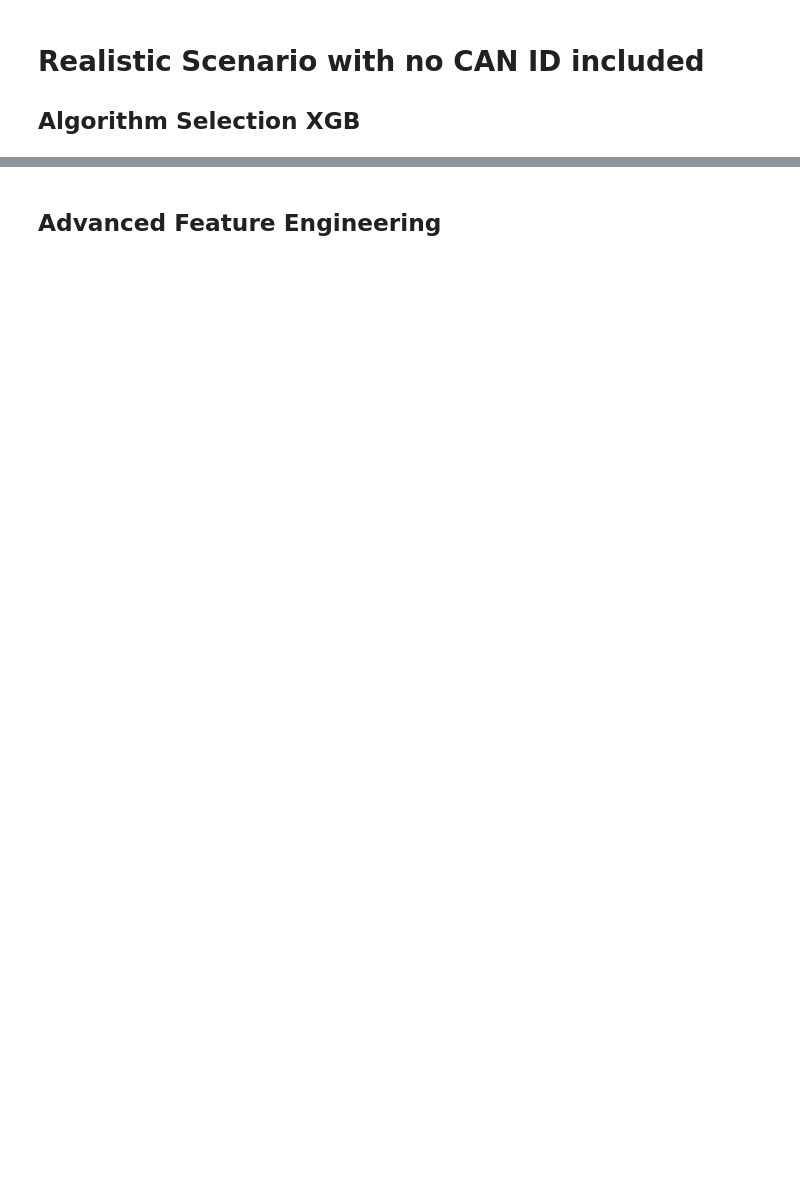
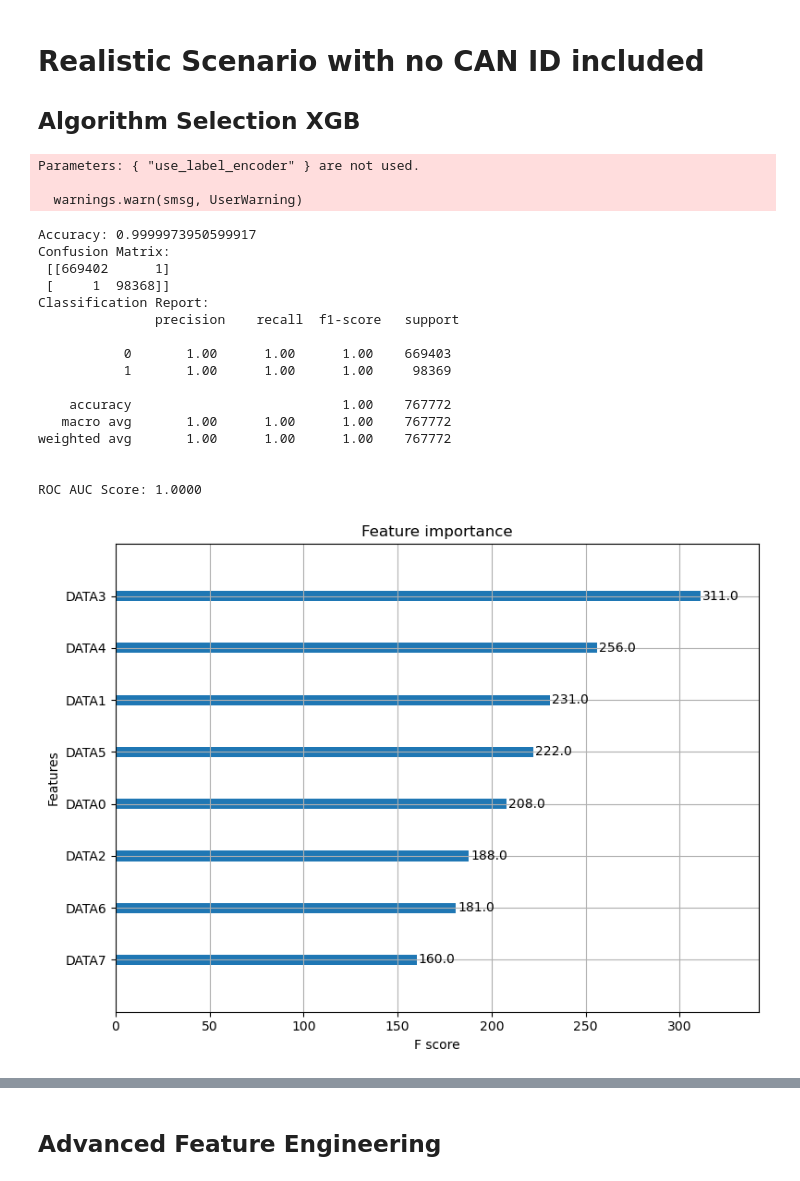
Before and after one commit to pranav-k-jha/kaggle-notebooks, a Jupyter notebook: fuzzy-attack-ids-ml-model.ipynb, the cells around one changed output, grey strips where cells are left out. Drawn from its saved outputs; the diff is of its cells as text; code cells hidden in the pictures; blank space fills up the shorter version.

```diff
--- a/fuzzy-attack-ids-ml-model.ipynb
+++ b/fuzzy-attack-ids-ml-model.ipynb
@@ -422,6 +445,8 @@ from sklearn.model_selection import train_test_split
 import xgboost as xgb
 from sklearn.metrics import classification_report, accuracy_score, confusion_matrix, roc_auc_score
 import matplotlib.pyplot as plt
+import seaborn as sns
+from sklearn.metrics import confusion_matrix, roc_curve, auc
 
 # Load data
 df = df_9.drop(columns=['Timestamp']).copy()
@@ -431,7 +456,6 @@ df = df_9.drop(columns=['Timestamp']).copy()
 df['CAN ID'] = df['CAN ID'].astype('int64')
 
 # 2. Define features and target variable
-# DROP CAN ID - IT'S A DIRECT LEAKAGE
 X = df.drop(['Flag', 'CAN ID'], axis=1)  # Remove the leakage feature
 y = df['Flag']
 
@@ -443,32 +467,81 @@ X_train, X_test, y_train, y_test = train_test_split(
     random_state=42
 )
 
 # 4. Initialize XGBoost with realistic parameters
 model = xgb.XGBClassifier(
     scale_pos_weight=8,
     objective='binary:logistic',
     eval_metric='aucpr',
     use_label_encoder=False,
     max_depth=6,  # Prevent overfitting
     subsample=0.8,
     colsample_bytree=0.8,
     random_state=42
 )
 
 # 5. Train the model
 model.fit(X_train, y_train)
 
 # 6. Evaluate
 y_pred = model.predict(X_test)
 y_proba = model.predict_proba(X_test)[:, 1]
 
+# Print metrics
 print("Accuracy:", accuracy_score(y_test, y_pred))
 print("Confusion Matrix:\n", confusion_matrix(y_test, y_pred))
 print("Classification Report:\n", classification_report(y_test, y_pred))
 print(f"\nROC AUC Score: {roc_auc_score(y_test, y_proba):.4f}")
 
 # 7. Feature Importance
-plt.figure(figsize=(10, 6))
-plt.title("Feature Importances (Without CAN ID Leakage)")
+plt.figure(figsize=(8, 6))
 xgb.plot_importance(model, ax=plt.gca())
+plt.tight_layout()
+plt.savefig(os.path.join(image_dir, "feature_importance_1.pdf"), format="pdf", bbox_inches='tight')
 plt.show()
+# 1. Plot Confusion Matrix
+cm = confusion_matrix(y_test, y_pred)
+plt.figure(figsize=(8, 6))
+sns.heatmap(cm, annot=True, fmt='d', cmap='Blues', cbar=False)
+plt.xlabel('Predicted Label')
+plt.ylabel('True Label')
+plt.tight_layout()
+plt.savefig(os.path.join(image_dir, "confusion_matrix_1.pdf"), format="pdf", bbox_inches='tight')
+plt.show()
+
+# 2. Plot ROC Curve
+fpr, tpr, thresholds = roc_curve(y_test, y_proba)
+roc_auc = auc(fpr, tpr)
+
+plt.figure(figsize=(8, 6))
+plt.plot(fpr, tpr, color='darkorange', lw=2, label=f'ROC curve (area = {roc_auc:.4f})')
+plt.plot([0, 1], [0, 1], color='navy', lw=2, linestyle='--')
+plt.xlim([0.0, 1.0])
+plt.ylim([0.0, 1.05])
+plt.xlabel('False Positive Rate')
+plt.ylabel('True Positive Rate')
+plt.legend(loc="lower right")
+plt.tight_layout()
+plt.savefig(os.path.join(image_dir, "roc_curve_1.pdf"), format="pdf", bbox_inches='tight')
+
+plt.show()
+# %% [output]
+Parameters: { "use_label_encoder" } are not used.
+
+  warnings.warn(smsg, UserWarning)
+Accuracy: 0.9999973950599917
+Confusion Matrix:
+ [[669402      1]
+ [     1  98368]]
+Classification Report:
+               precision    recall  f1-score   support
+
+           0       1.00      1.00      1.00    669403
+           1       1.00      1.00      1.00     98369
+
+    accuracy                           1.00    767772
+   macro avg       1.00      1.00      1.00    767772
+weighted avg       1.00      1.00      1.00    767772
+
+
+ROC AUC Score: 1.0000
+[figure, added]
```
Also changed, not shown: parts of 19 cells of this notebook.
